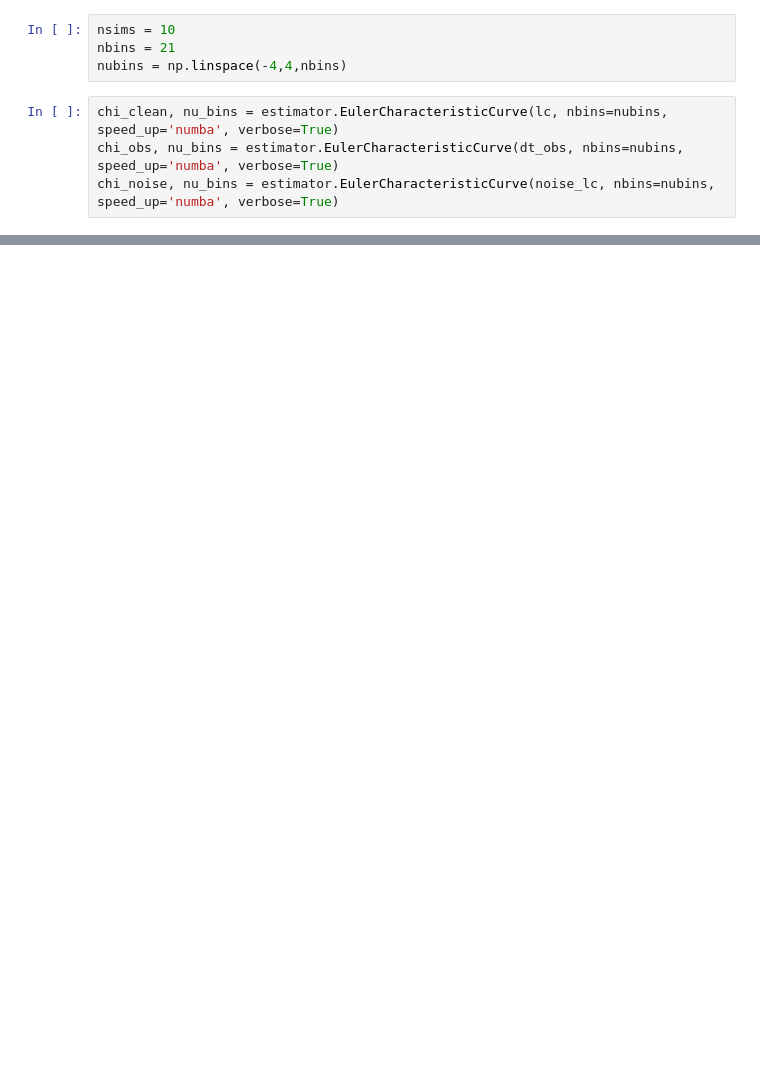
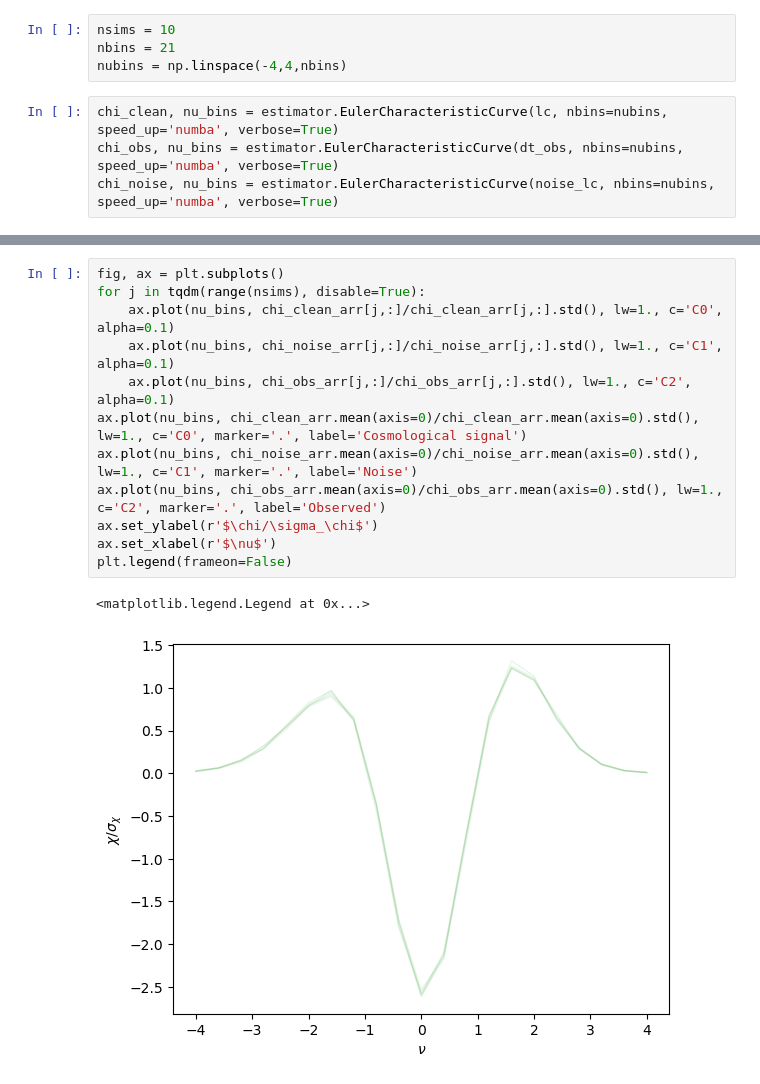
Before and after one commit to sambit-giri/ska_eor_inference, a Jupyter notebook: add_noise.ipynb, the cells around one changed output, grey strips where cells are left out. Drawn from its saved outputs; the diff is of its cells as text; blank space fills up the shorter version.

```diff
--- a/add_noise.ipynb
+++ b/add_noise.ipynb
@@ -190,0 +271,15 @@ plt.legend(frameon=False)
+# %%
+fig, ax = plt.subplots()
+for j in tqdm(range(nsims), disable=True):
+    ax.plot(nu_bins, chi_clean_arr[j,:]/chi_clean_arr[j,:].std(), lw=1., c='C0', alpha=0.1)
+    ax.plot(nu_bins, chi_noise_arr[j,:]/chi_noise_arr[j,:].std(), lw=1., c='C1', alpha=0.1)
+    ax.plot(nu_bins, chi_obs_arr[j,:]/chi_obs_arr[j,:].std(), lw=1., c='C2', alpha=0.1)
+ax.plot(nu_bins, chi_clean_arr.mean(axis=0)/chi_clean_arr.mean(axis=0).std(), lw=1., c='C0', marker='.', label='Cosmological signal')
+ax.plot(nu_bins, chi_noise_arr.mean(axis=0)/chi_noise_arr.mean(axis=0).std(), lw=1., c='C1', marker='.', label='Noise')
+ax.plot(nu_bins, chi_obs_arr.mean(axis=0)/chi_obs_arr.mean(axis=0).std(), lw=1., c='C2', marker='.', label='Observed')
+ax.set_ylabel(r'$\chi/\sigma_\chi$')
+ax.set_xlabel(r'$\nu$')
+plt.legend(frameon=False)
+# %% [output]
+<matplotlib.legend.Legend at 0x...>
+[figure, added]
```
Also changed, not shown: parts of 11 cells of this notebook, 1 other file.
